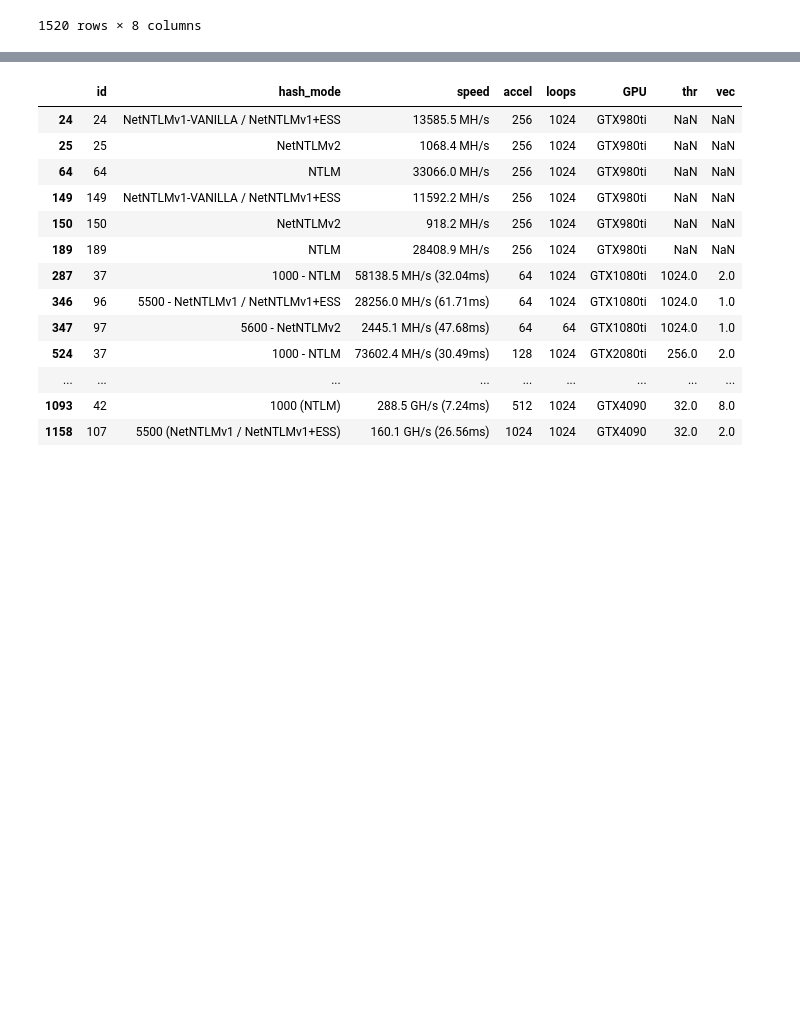
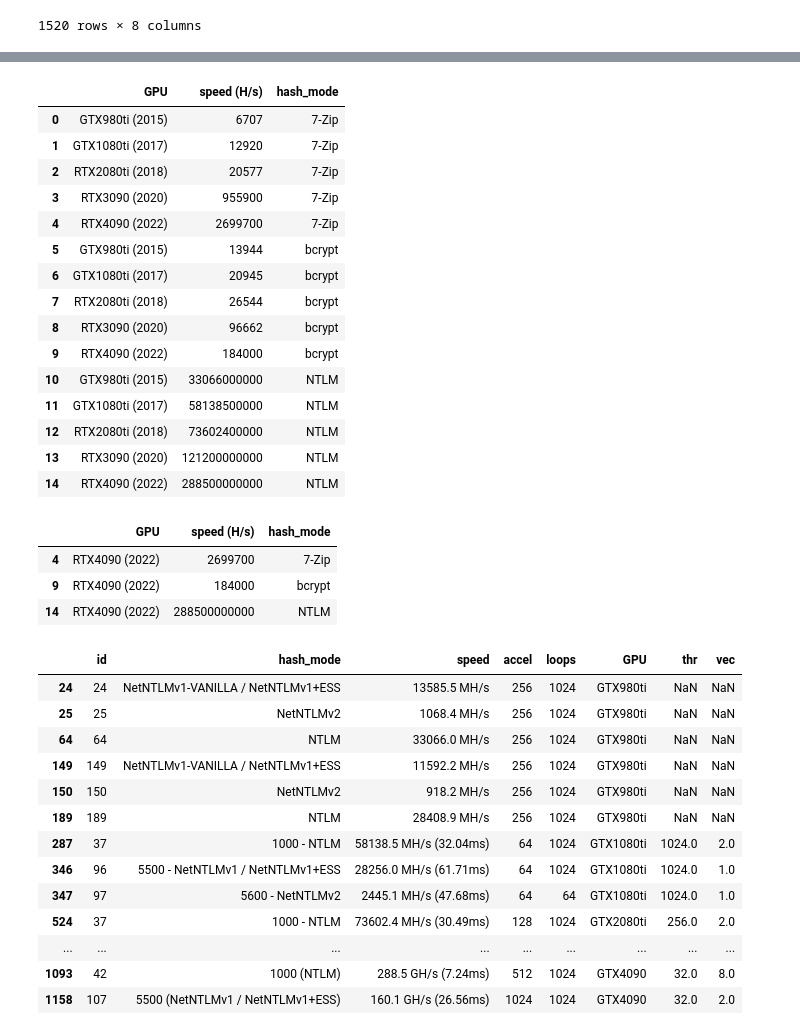
Before and after one commit to floriancircly/DJ_Storytelling, a Jupyter notebook: analytics.ipynb, the cells around one changed output, grey strips where cells are left out. Drawn from its saved outputs; the diff is of its cells as text; code cells hidden in the pictures; blank space fills up the shorter version.

```diff
--- a/analytics.ipynb
+++ b/analytics.ipynb
@@ -79,0 +67,35 @@ data[data["hash_mode"].str.contains("7-Zip")]
+# %%
+gpu = ['GTX980ti (2015)', 'GTX1080ti (2017)', 'RTX2080ti (2018)', 'RTX3090 (2020)', 'RTX4090 (2022)']
+scores = [6707,  12920,  20577,  955900,  2699700]
+zip_df = pd.DataFrame(list(zip(gpu, scores)), columns = ['GPU', 'speed (H/s)'])
+zip_df["hash_mode"] = "7-Zip"
+
+scores = [13944,  20945,  26544,  96662,  184000]
+SHA_df = pd.DataFrame(list(zip(gpu, scores)), columns = ['GPU', 'speed (H/s)'])
+SHA_df["hash_mode"] = "bcrypt"
+
+scores = [33066000000,  58138500000,  73602400000,  121200000000,  288500000000]
+third_df = pd.DataFrame(list(zip(gpu, scores)), columns = ['GPU', 'speed (H/s)'])
+third_df["hash_mode"] = "NTLM"
+
+
+data_vergleich = pd.concat([zip_df, SHA_df, third_df], ignore_index=True)
+# %%
+data_vergleich
+# %% [output]
+|  | GPU | speed (H/s) | hash_mode |
+| 0 | GTX980ti (2015) | 6707 | 7-Zip |
+| 1 | GTX1080ti (2017) | 12920 | 7-Zip |
+| 2 | RTX2080ti (2018) | 20577 | 7-Zip |
+| 3 | RTX3090 (2020) | 955900 | 7-Zip |
+| 4 | RTX4090 (2022) | 2699700 | 7-Zip |
+| 5 | GTX980ti (2015) | 13944 | bcrypt |
+| 6 | GTX1080ti (2017) | 20945 | bcrypt |
+| 7 | RTX2080ti (2018) | 26544 | bcrypt |
+| 8 | RTX3090 (2020) | 96662 | bcrypt |
+| 9 | RTX4090 (2022) | 184000 | bcrypt |
+| 10 | GTX980ti (2015) | 33066000000 | NTLM |
+| 11 | GTX1080ti (2017) | 58138500000 | NTLM |
+| 12 | RTX2080ti (2018) | 73602400000 | NTLM |
+| 13 | RTX3090 (2020) | 121200000000 | NTLM |
+| 14 | RTX4090 (2022) | 288500000000 | NTLM |
@@ -80,3 +104,10 @@ data[data["hash_mode"].str.contains("7-Zip")]
+# %%
+data_vergleich_test
+# %% [output]
+|  | GPU | speed (H/s) | hash_mode |
+| 4 | RTX4090 (2022) | 2699700 | 7-Zip |
+| 9 | RTX4090 (2022) | 184000 | bcrypt |
+| 14 | RTX4090 (2022) | 288500000000 | NTLM |
 # %%
 data_zip = data[data["hash_mode"].str.contains("7-Zip")][["hash_mode","speed","GPU"]]
 # %%
```
Also changed, not shown: parts of 7 cells of this notebook, 1 other file.
